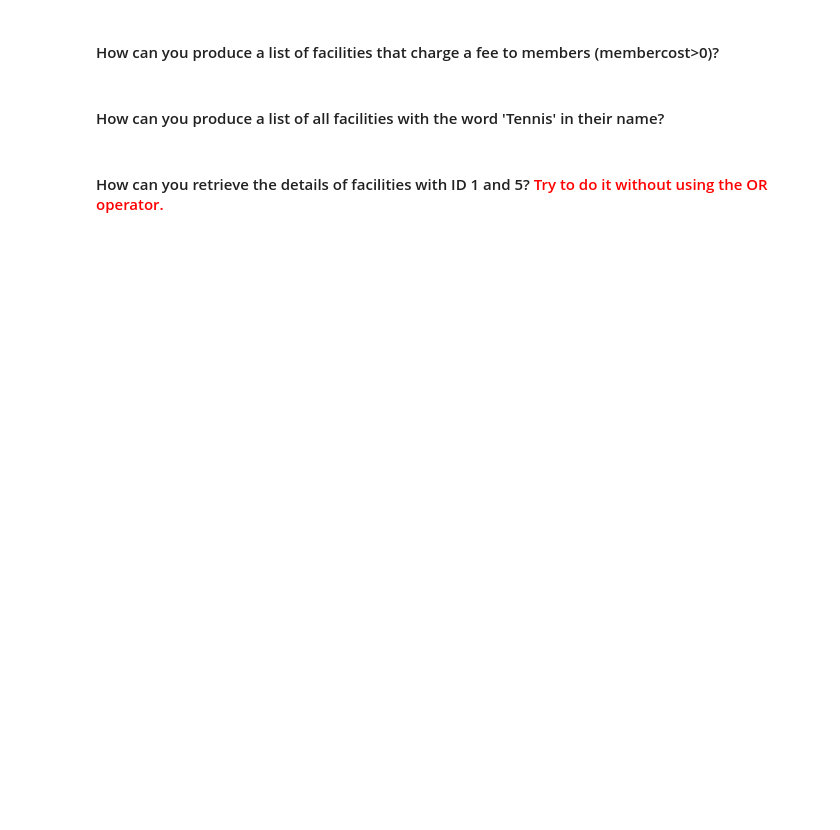
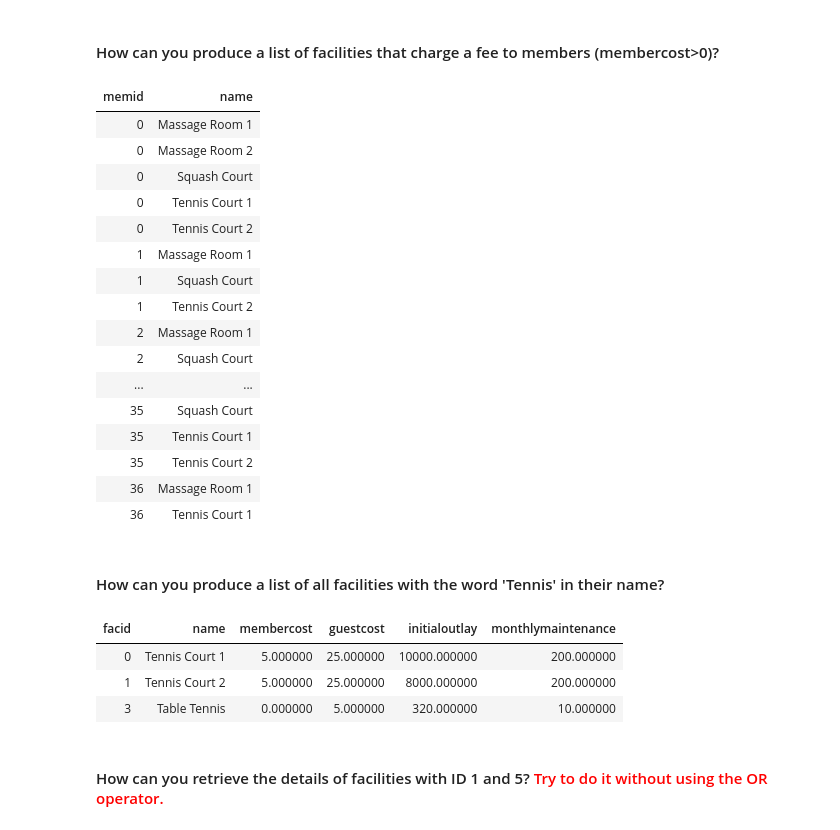
Before and after one commit to haicheviet/dataeng-course-1, a Jupyter notebook: homework_postgres/PostgreSQL-Students.ipynb, the cells around one changed output. Drawn from its saved outputs; the diff is of its cells as text; code cells hidden in the pictures; blank space fills up the shorter version.

```diff
--- a/homework_postgres/PostgreSQL-Students.ipynb
+++ b/homework_postgres/PostgreSQL-Students.ipynb
@@ -799,2 +1605,29 @@ I highly suggest modeling this a little more "normalized". You are already on th
+# %%
+##YOUR QUERY HERE##
+FacilitiesFeeList= pd.read_sql('''SELECT DISTINCT tbl1.memid, cd.facilities.name
+                               FROM (SELECT cd.members.memid, cd.bookings.facid
+                                     FROM cd.members JOIN cd.bookings ON cd.members.memid = cd.bookings.memid) as tbl1
+                               JOIN cd.facilities ON tbl1.facid = cd.facilities.facid
+                               WHERE cd.facilities.membercost > 0
+                               ORDER BY tbl1.memid, cd.facilities.name''', con)
+display(FacilitiesFeeList.style.hide_index())
+# %% [output]
+| memid | name |
+| 0 | Massage Room 1 |
+| 0 | Massage Room 2 |
+| 0 | Squash Court |
+| 0 | Tennis Court 1 |
+| 0 | Tennis Court 2 |
+| 1 | Massage Room 1 |
+| 1 | Squash Court |
+| 1 | Tennis Court 2 |
+| 2 | Massage Room 1 |
+| 2 | Squash Court |
+| ... | ... |
+| 35 | Squash Court |
+| 35 | Tennis Court 1 |
+| 35 | Tennis Court 2 |
+| 36 | Massage Room 1 |
+| 36 | Tennis Court 1 |
 # %% [markdown]
 ####  How can you produce a list of all facilities with the word 'Tennis' in their name?
@@ -803,2 +1634,13 @@ I highly suggest modeling this a little more "normalized". You are already on th
+# %%
+##YOUR QUERY HERE##
+FacilitiesFeeList= pd.read_sql('''SELECT *
+                                  FROM cd.facilities
+                                  WHERE cd.facilities.name like '%Tennis%' ''', con)
+display(FacilitiesFeeList.style.hide_index())
+# %% [output]
+| facid | name | membercost | guestcost | initialoutlay | monthlymaintenance |
+| 0 | Tennis Court 1 | 5.000000 | 25.000000 | 10000.000000 | 200.000000 |
+| 1 | Tennis Court 2 | 5.000000 | 25.000000 | 8000.000000 | 200.000000 |
+| 3 | Table Tennis | 0.000000 | 5.000000 | 320.000000 | 10.000000 |
 # %% [markdown]
 #### How can you retrieve the details of facilities with ID 1 and 5? <font color=red>Try to do it without using the OR operator.</font>
```
Also changed, not shown: parts of 122 cells of this notebook.
